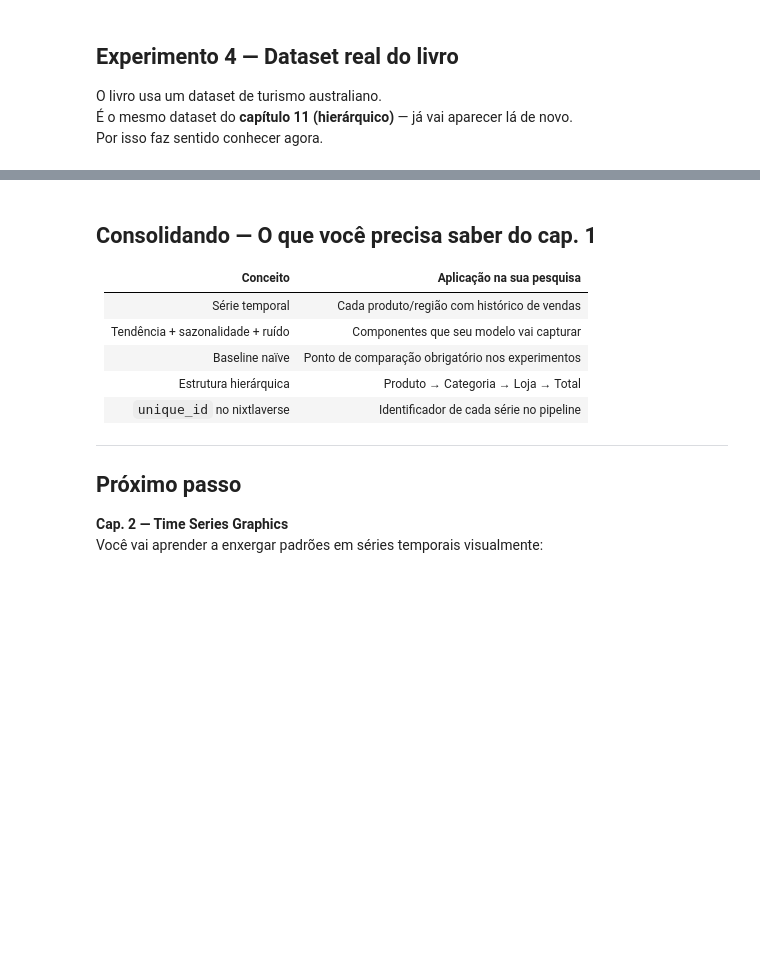
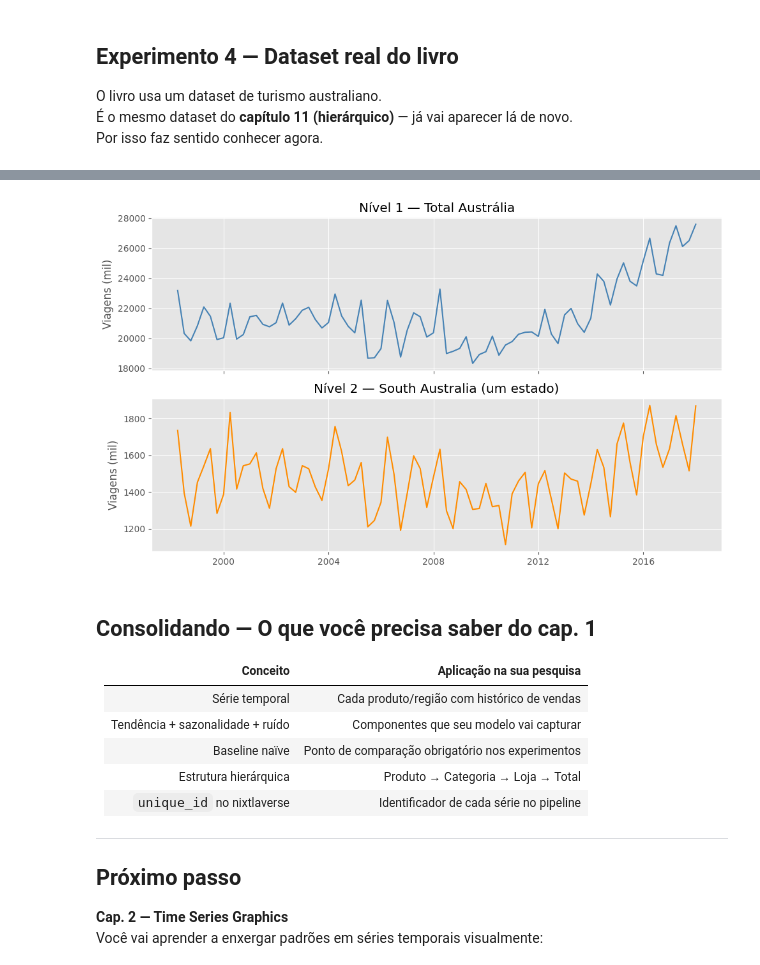
Before and after one commit to VanthuirMaia/project_forecanting, a Jupyter notebook: cap01_introducao_forecasting.ipynb, the cells around one changed output, grey strips where cells are left out. Cells and saved outputs as stored; diff of their text form; code cells hidden in the pictures; blank space fills up the shorter version.

```diff
--- a/cap01_introducao_forecasting.ipynb
+++ b/cap01_introducao_forecasting.ipynb
@@ -238,10 +238,10 @@ O livro usa um dataset de turismo australiano.
 É o mesmo dataset do **capítulo 11 (hierárquico)** — já vai aparecer lá de novo.
 Por isso faz sentido conhecer agora.
 # %%
-# carrega dataset real do livro
-url = 'https://otexts.com/fpppy/data/aus_tourism.csv'
-turismo = pd.read_csv(url, parse_dates=['Quarter'])
+# carrega dataset real do livro (já no formato nixtlaverse)
+turismo = pd.read_csv('data/aus_tourism.csv', parse_dates=['ds'])
 
 print(f'Shape: {turismo.shape}')
-print(f'Colunas: {list(turismo.columns)}')
+print(f'Séries únicas: {turismo["unique_id"].nunique()}')
+print(f'Período: {turismo["ds"].min()} a {turismo["ds"].max()}')
 turismo.head(10)
@@ -262,0 +263,13 @@ print(f'Total de séries: {turismo.groupby(["State", "Region", "Purpose"]).ngrou
+# %%
+# estrutura hierárquica — o unique_id codifica tudo junto
+# formato: Região-Estado-Propósito
+print(turismo['unique_id'].head(10))
+print()
+
+# separa os componentes
+turismo[['Region', 'State', 'Purpose']] = turismo['unique_id'].str.rsplit('-', n=2, expand=True)
+
+print('Estados únicos:', turismo['State'].nunique())
+print('Regiões únicas:', turismo['Region'].nunique())
+print('Propósitos:', turismo['Purpose'].unique())
+print(f'Total de séries: {turismo["unique_id"].nunique()}')
@@ -263,24 +293,23 @@ print(f'Total de séries: {turismo.groupby(["State", "Region", "Purpose"]).ngrou
 # %%
 # visualiza algumas séries — já percebe a ideia de hierarquia
 # total do país vs um estado específico
-total_australia = turismo.groupby('Quarter')['Trips'].sum().reset_index()
-nsw = turismo[turismo['State'] == 'New South Wales'].groupby('Quarter')['Trips'].sum().reset_index()
+total_australia = turismo.groupby('ds')['y'].sum().reset_index()
+nsw = turismo[turismo['State'] == 'South Australia'].groupby('ds')['y'].sum().reset_index()
 
 fig, axes = plt.subplots(2, 1, figsize=(10, 6), sharex=True)
 
-axes[0].plot(total_australia['Quarter'], total_australia['Trips'], color='steelblue')
+axes[0].plot(total_australia['ds'], total_australia['y'], color='steelblue')
 axes[0].set_title('Nível 1 — Total Austrália')
 axes[0].set_ylabel('Viagens (mil)')
 
-axes[1].plot(nsw['Quarter'], nsw['Trips'], color='darkorange')
-axes[1].set_title('Nível 2 — New South Wales (um estado)')
+axes[1].plot(nsw['ds'], nsw['y'], color='darkorange')
+axes[1].set_title('Nível 2 — South Australia (um estado)')
 axes[1].set_ylabel('Viagens (mil)')
 
 plt.tight_layout()
 plt.show()
-
-# perceba: o padrão do estado é parecido com o do país
-# isso é o que define uma série hierárquica — os níveis se somam
+# %% [output]
+[figure, added]
 # %% [markdown]
 ## Consolidando — O que você precisa saber do cap. 1
 
```
Also changed, not shown: parts of 3 cells of this notebook, 1 other file.
